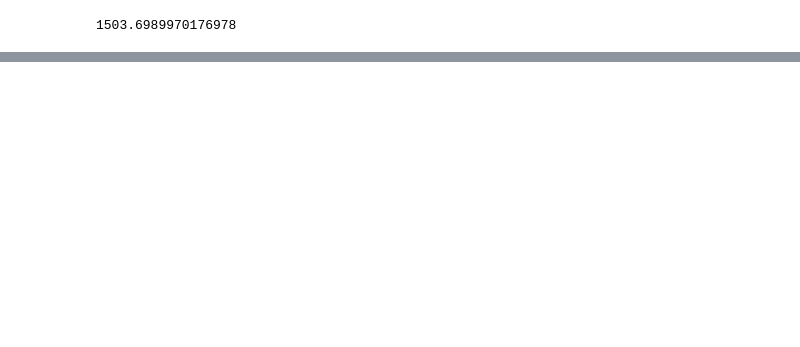
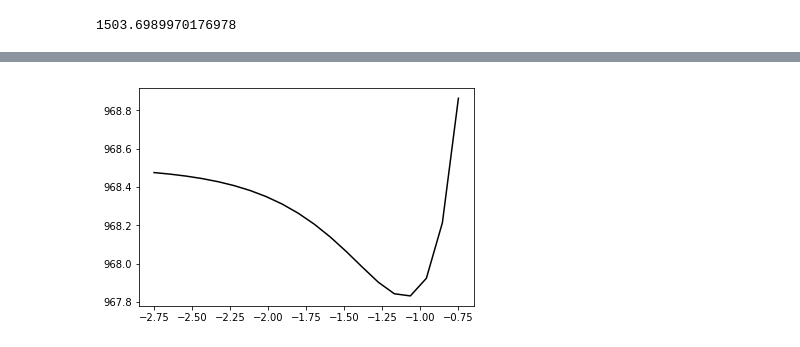
Before and after one commit to YQGong/NN_From_Scratch, a Jupyter notebook: ANN_pre_1.ipynb, the cells around one changed output, grey strips where cells are left out. Saved outputs shown, nothing was run; the diff lists cells and outputs as text; code cells hidden in the pictures; blank space fills up the shorter version.

```diff
--- a/ANN_pre_1.ipynb
+++ b/ANN_pre_1.ipynb
@@ -400,0 +428,13 @@ validation accuracy : 0.9162
+# %%
+rand_batch=np.random.randint(train_num//batch_size)
+grad_lr=train_batch(rand_batch,parameters)
+# %%
+lr_list=[]
+lower=-2.75
+upper=-0.75
+step=0.1
+for lr_pow in tqdm_notebook(np.linspace(lower,upper,num=(upper-lower)//step+1)):
+    learn_rate=10**lr_pow
+    parameters_tmp=combine_parameters(parameters,grad_lr,learn_rate)
+    train_loss_tmp=train_loss(parameters_tmp)
+    lr_list.append([lr_pow,train_loss_tmp])
@@ -400,0 +466,6 @@ validation accuracy : 0.9162
+# %%
+upper=len(lr_list)
+plt.plot(np.array(lr_list)[:upper,0],np.array(lr_list)[:upper,1], color='black')
+plt.show()
+# %% [output]
+[figure, added]
```
Also changed, not shown: parts of 25 cells of this notebook.
